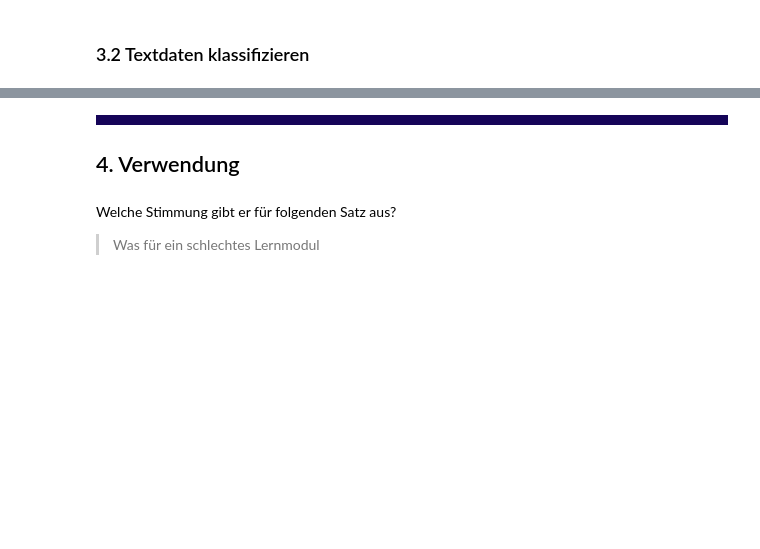
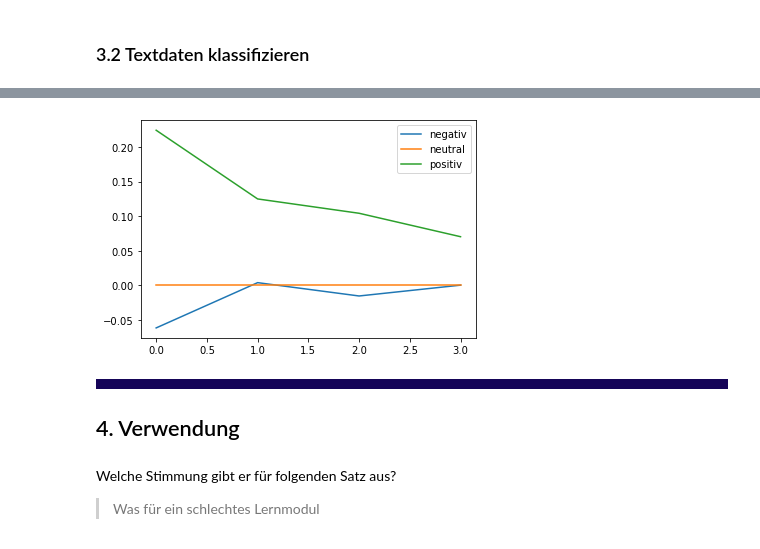
Before and after one commit to orca-nrw/lernmodul-texte, a Jupyter notebook: index.ipynb, the cells around one changed output, grey strips where cells are left out. Cells and saved outputs as stored; diff of their text form; code cells hidden in the pictures; blank space fills up the shorter version.

Commit message:
Add clustering

```diff
--- a/index.ipynb
+++ b/index.ipynb
@@ -393,0 +454,11 @@ train_set = negative_features + positive_features
+# %%
+_size = 4
+def pad(vectors):
+    """Pad vectors with zeros at the end."""
+
+    rows = []
+    for row in vectors:
+        tokens = np.pad(row[:_size], (0, _size-len(row[:_size])))
+        rows.append(tokens)
+
+    return pd.Series(rows)
@@ -399,0 +487,6 @@ classifier = NaiveBayesClassifier.train(train_set)
+# %%
+initial_means = [[-1] * _size, [1] * _size]
+initial_means
+initial_means=initial_means
+# %%
+clusterer = KMeansClusterer(2, euclidean_distance, initial_means=initial_means)
@@ -400 +495,14 @@ classifier = NaiveBayesClassifier.train(train_set)
+# %%
+def plot_clusters():
+    """Plot clusters"""
+
+    means = clusterer.means()
+    plt.plot(means[0], )
+    plt.plot(np.array([0] * _size))
+    plt.plot(means[1])
+    plt.legend(['negativ', 'neutral', 'positiv'])
+# %%
+plot_clusters()
+# %% [output]
+[figure, added]
 # %%
```
Also changed, not shown: parts of 41 cells of this notebook.
